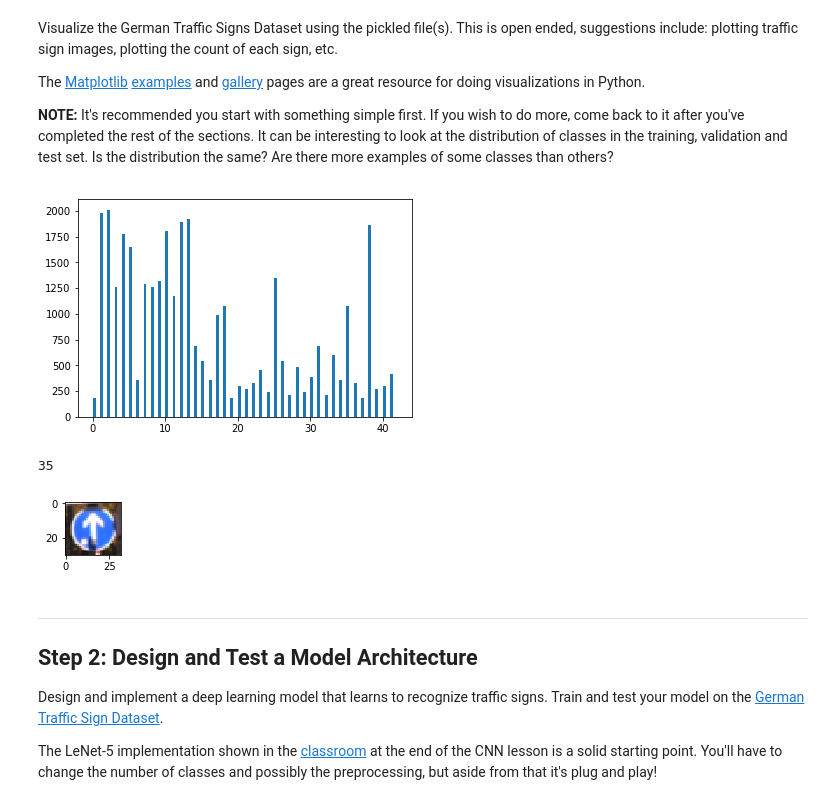
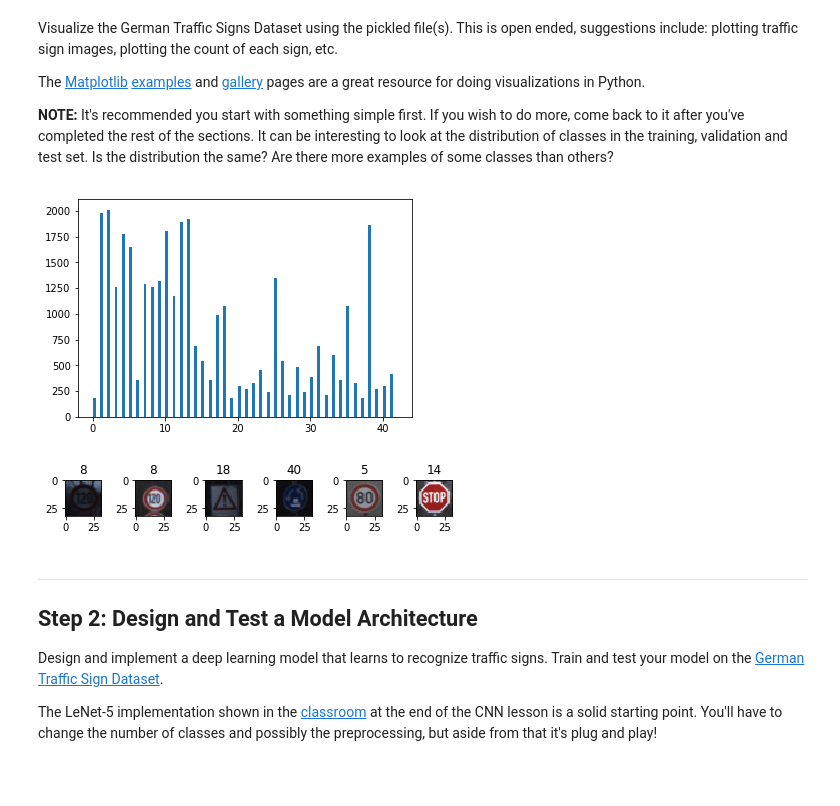
Before and after one commit to DavidYRB/CarND-Traffic-Sign-Classifier-Project, a Jupyter notebook: Traffic_Sign_Classifier.ipynb, the cells around one changed output. Drawn from its saved outputs; the diff is of its cells as text; code cells hidden in the pictures; blank space fills up the shorter version.

```diff
--- a/Traffic_Sign_Classifier.ipynb
+++ b/Traffic_Sign_Classifier.ipynb
@@ -94,27 +94,43 @@ The [Matplotlib](http://matplotlib.org/) [examples](http://matplotlib.org/exampl
 # %%
 ### Data exploration visualization code goes here.
 ### Feel free to use as many code cells as needed.
 import matplotlib.pyplot as plt
 import random
 
 ### show the histogram of the each class
 x_ax = [i for i in range(43)]
 plt.hist(y_train, x_ax, histtype='bar', width=0.4)
 
 index = random.randint(0, len(X_train))
 image = X_train[index][1:-1]
 plt.show()
 
-print(y_train[index])
-plt.figure(figsize=(1,1))
-plt.imshow(image)
+def load_img(imgs, labels, output_num):
+    output_imgs = []
+    index = []
+
+    # randomly select output_num images from test set
+    for i in range(output_num):
+        temp = random.randint(0, len(labels))
+        index.append(labels[temp])
+        output_imgs.append(imgs[temp])
+
+    # plot all these images and their class
+    fig, axs = plt.subplots(1, output_num)
+    for i in range(output_num):
+        axs[i].imshow(output_imgs[i])
+        axs[i].set_title(index[i])
+    fig.tight_layout()
+
+    return output_imgs, index
+
+output_imgs, index = load_img(X_train, y_train, 6)
 plt.show()
 # Visualizations will be shown in the notebook.
 %matplotlib inline
 # %% [output]
 [figure]
-35
-[figure, old version]
+[figure, new version]
 # %% [markdown]
 ----
 
```
Also changed, not shown: parts of 9 cells of this notebook, 4 other files.
